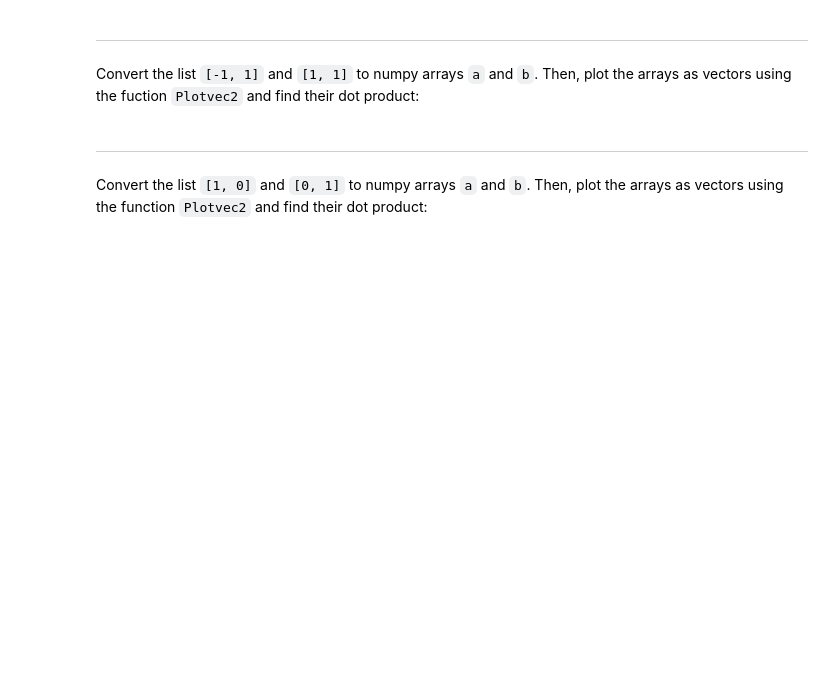
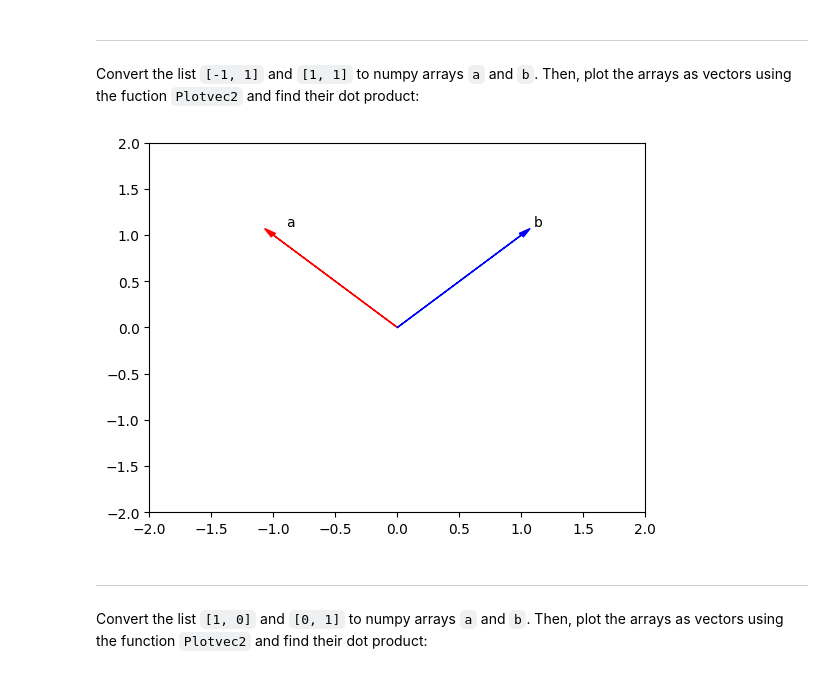
Before and after one commit to ahmadktk1/universitycode, a Jupyter notebook: MLlab/lab_activit2/3_a_Numpy.ipynb, the cells around one changed output. Saved outputs shown, nothing was run; the diff lists cells and outputs as text; code cells hidden in the pictures; blank space fills up the shorter version.

```diff
--- a/MLlab/lab_activit2/3_a_Numpy.ipynb
+++ b/MLlab/lab_activit2/3_a_Numpy.ipynb
@@ -620,6 +790,12 @@ def Plotvec2(a,b):
 Convert the list <code>\[-1, 1]</code> and <code>\[1, 1]</code> to numpy arrays <code>a</code> and <code>b</code>. Then, plot the arrays as vectors using the fuction <code>Plotvec2</code> and find their dot product:
 # %%
 # Write your code below and press Shift+Enter to execute
+a = np.array([-1,1])
+b = np.array([1,1])
+
+Plotvec2(a,b)
+# %% [output]
+[figure, added]
 # %% [markdown]
 <hr>
 # %% [markdown]
```
Also changed, not shown: parts of 65 cells of this notebook, 1 other file.
